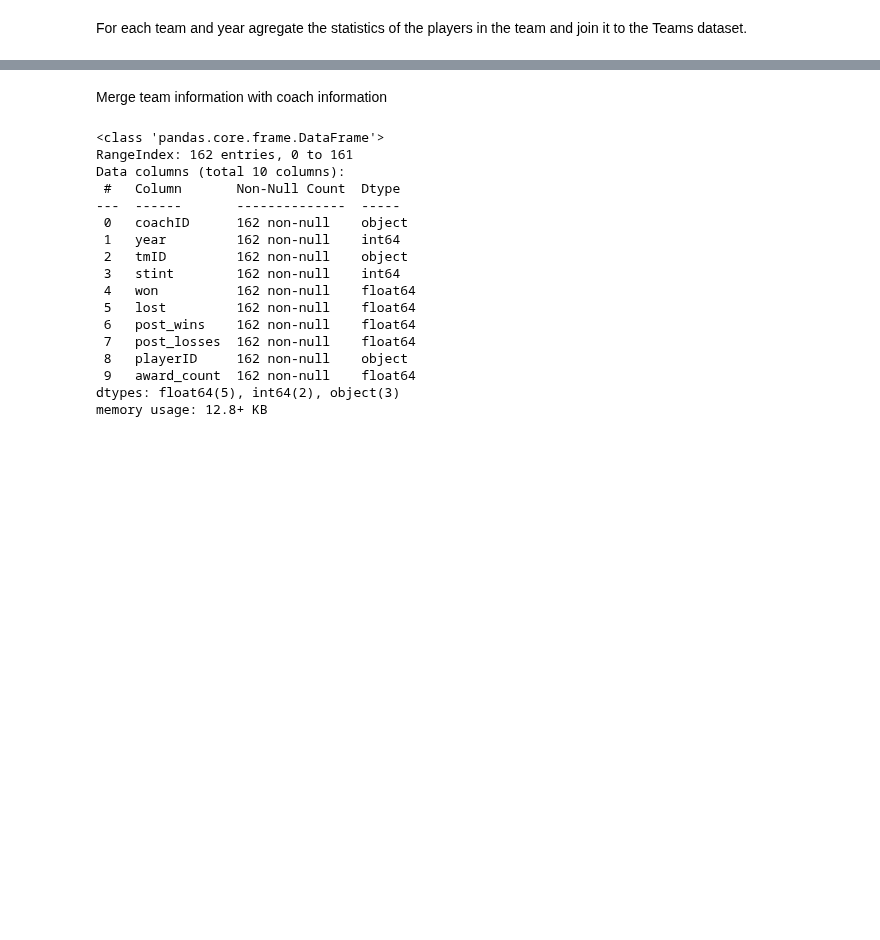
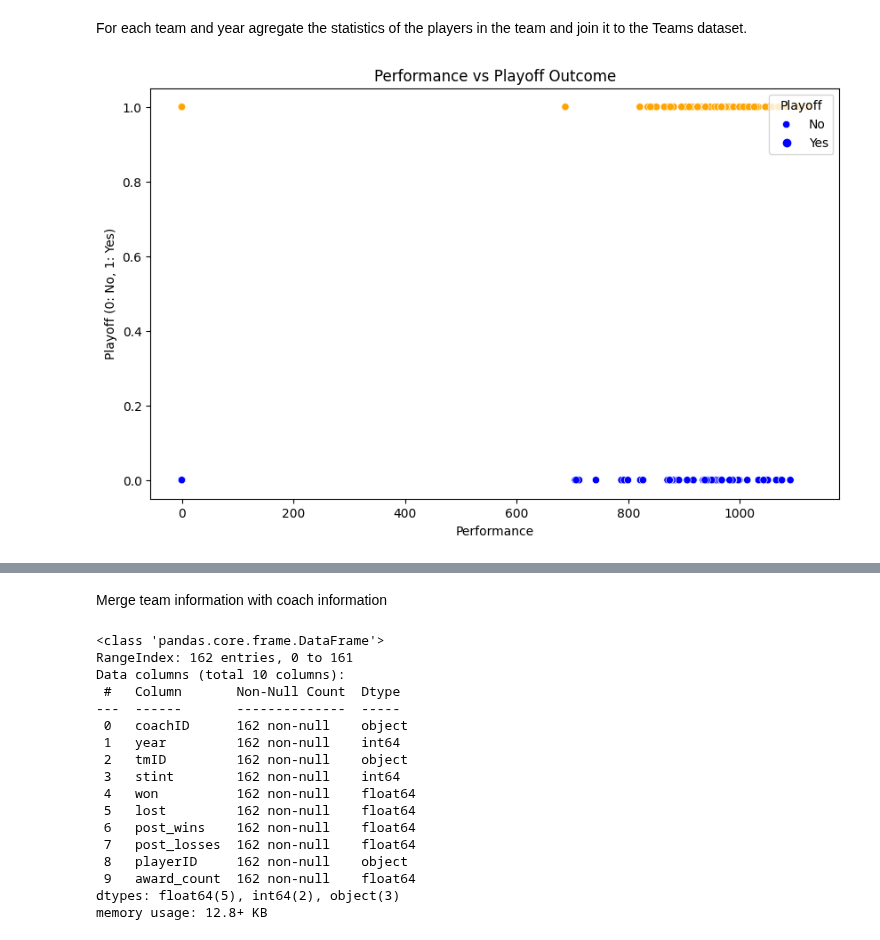
Before and after one commit to Joanaigs/Predict-WNBA-Winners-AC-66, a Jupyter notebook: data_merge.ipynb, the cells around one changed output, grey strips where cells are left out. Saved outputs shown, nothing was run; the diff lists cells and outputs as text; code cells hidden in the pictures; blank space fills up the shorter version.

```diff
--- a/data_merge.ipynb
+++ b/data_merge.ipynb
@@ -92,3 +67,91 @@ df_teams = pd.merge(df_teams, agg_players_df, on=['year', 'tmID'], how='left').f
+# %%
+import matplotlib.pyplot as plt
+import seaborn as sns
+
+top_players_per_team_year = players_teams_info_df.groupby(['tmID', 'year']).apply(lambda group: group.nlargest(3, 'performance')).reset_index(drop=True)
+top_players_per_team_year.head()
+
+agg_players_df = top_players_per_team_year.groupby(["year", "tmID"]).agg({
+    "GP": "mean",
+    "GS": "mean",
+    "minutes": "mean",
+    "oRebounds": "mean",
+    "dRebounds": "mean",
+    "dq": "mean",
+    "PostGP": "mean",
+    "PostGS": "mean",
+    "PostMinutes": "mean",
+    "PostoRebounds": "mean",
+    "PostdRebounds": "mean",
+    "performance": "mean",
+    "Postperformance": "mean",
+    'points_precision': 'mean',
+    'Postpoints_precision': 'mean',
+    "PostDQ": "mean",
+    "height": "mean",
+    "weight": "mean",
+    "award_count": "mean",
+
+    # Add more columns you want to aggregate here
+}).reset_index()
+
+# agg_players_df = players_teams_info_df.groupby(["year", "tmID"]).agg({
+#     "GP": "mean",
+#     "GS": "mean",
+#     "minutes": "mean",
+#     "points": "mean",
+#     "oRebounds": "mean",
+#     "dRebounds": "mean",
+#     "rebounds": "mean",
+#     "assists": "mean",
+#     "steals": "mean",
+#     "blocks": "mean",
+#     "turnovers": "mean",
+#     "PF": "mean",
+#     "fgAttempted": "mean",
+#     "fgMade": "mean",
+#     "ftAttempted": "mean",
+#     "ftMade": "mean",
+#     "threeAttempted": "mean",
+#     "threeMade": "mean",
+#     "dq": "mean",
+#     "PostGP": "mean",
+#     "PostGS": "mean",
+#     "PostMinutes": "mean",
+#     "PostPoints": "mean",
+#     "PostoRebounds": "mean",
+#     "PostdRebounds": "mean",
+#     "PostRebounds": "mean",
+#     "PostAssists": "mean",
+#     "PostSteals": "mean",
+#     "PostBlocks": "mean",
+#     "PostTurnovers": "mean",
+#     "PostPF": "mean",
+#     "PostfgAttempted": "mean",
+#     "PostfgMade": "mean",
+#     "PostftAttempted": "mean",
+#     "PostftMade": "mean",
+#     "PostthreeAttempted": "mean",
+#     "PostthreeMade": "mean",
+#     "PostDQ": "mean",
+#     "height": "mean",
+#     "weight": "mean",
+#     "award_count": "mean",
+
+#     # Add more columns you want to aggregate here
+# }).reset_index()
+
+df_teams = pd.merge(df_teams, agg_players_df, on=['year', 'tmID'], how='left').fillna(0)
+# Scatter plot
+plt.figure(figsize=(10, 6))
+sns.scatterplot(x='minutes', y='playoff', data=df_teams, hue='playoff', palette={0: 'blue', 1: 'orange'})
+plt.title('Performance vs Playoff Outcome')
+plt.xlabel('Performance')
+plt.ylabel('Playoff (0: No, 1: Yes)')
+plt.legend(title='Playoff', loc='upper right', labels=['No', 'Yes'])
+plt.show()
+# %% [output]
+[figure, added]
 # %%
 df_teams.info()
 # %% [output]
```
Also changed, not shown: parts of 5 cells of this notebook, 9 other files.
